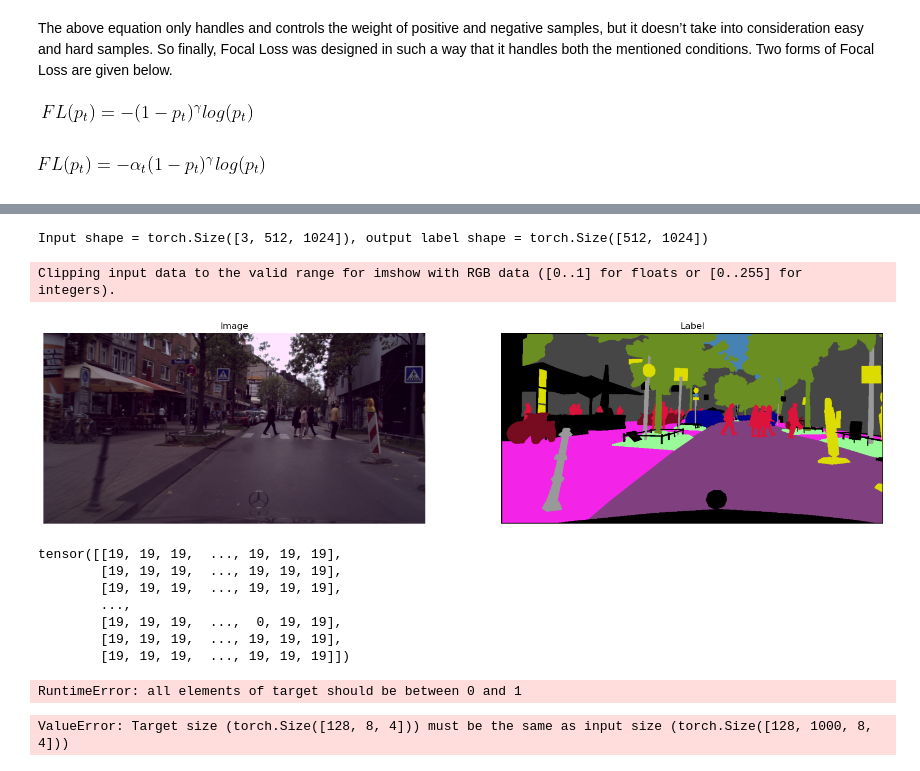
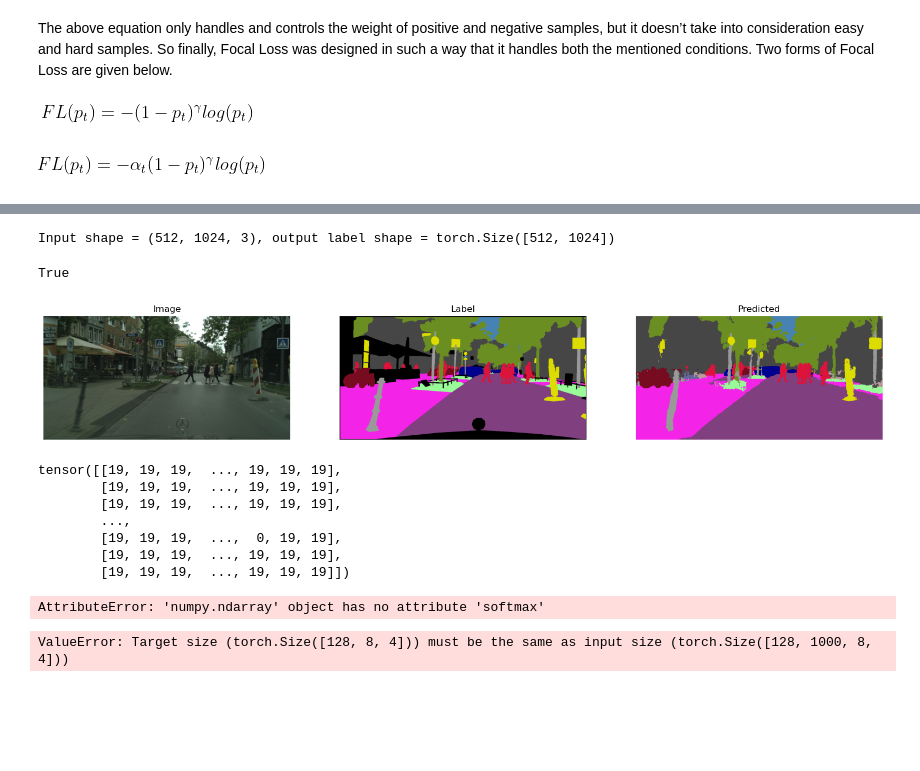
Before and after one commit to aviralksingh/Loss_Functions, a Jupyter notebook: ComputerVision/focal_loss.ipynb, the cells around one changed output, grey strips where cells are left out. Cells and saved outputs as stored; diff of their text form; code cells hidden in the pictures; blank space fills up the shorter version.

Commit message:
adjusted visualization

```diff
--- a/ComputerVision/focal_loss.ipynb
+++ b/ComputerVision/focal_loss.ipynb
@@ -233,36 +236,41 @@ Focal Loss: 0.37829461693763733
 import numpy as np
 import matplotlib.pyplot as plt
 # utility functions to get Cityscapes Pytorch dataset and dataloaders
-from utils import get_cs_datasets
+from pipeline.utils import get_cs_datasets
 
-data= get_cs_datasets(rootDir='data')
+data= get_cs_datasets(rootDir='pipeline/data')
 sample_image, sample_label = data[0]
 print(f"Input shape = {sample_image.shape}, output label shape = {sample_label.shape}")
 # %% [output]
-Input shape = torch.Size([3, 512, 1024]), output label shape = torch.Size([512, 1024])
+Input shape = (512, 1024, 3), output label shape = torch.Size([512, 1024])
 # %%
-from utils import inverse_transform
-from utils import train_id_to_color as cs_train_id_to_color
-
+from pipeline.utils import *
+import cv2
 rgb_image, label = data[1]
-rgb_image = inverse_transform(rgb_image).permute(1, 2, 0).cpu().detach().numpy()
+output= cv2.imread("pipeline/data/predicted/aachen_000048_000019.png")
+output=cv2.cvtColor(output, cv2.COLOR_BGR2RGB)
 label = label.cpu().detach().numpy()
-
+output_pred=color_to_label_image(output,train_id_to_color=train_id_to_color)
+label_pred= color_to_label_image(cs_train_id_to_color[label],train_id_to_color)
+print(np.all(label==label_pred))
 # plot sample image
-fig, axes = plt.subplots(1,2, figsize=(20,10))
+fig, axes = plt.subplots(1,3, figsize=(20,10))
 axes[0].imshow(rgb_image);
 axes[0].set_title("Image");
 axes[0].axis('off');
-axes[1].imshow(cs_train_id_to_color[label]);
+axes[1].imshow(train_id_to_color[label]);
 axes[1].set_title("Label");
 axes[1].axis('off');
+axes[2].imshow(output);
+axes[2].set_title("Predicted");
+axes[2].axis('off');
 # %% [output]
-Clipping input data to the valid range for imshow with RGB data ([0..1] for floats or [0..255] for integers).
+True
-[figure, old version]
+[figure, new version]
 # %%
 label_t= torch.from_numpy(label)
 print(label_t)
-loss = focal_loss_multiclass(label_t.float() , label_t.float() )
+loss = focal_loss_multiclass(output_pred , label)
 print("Focal Loss:", loss.item())
 # %% [output]
 tensor([[19, 19, 19,  ..., 19, 19, 19],
@@ -272,7 +280,7 @@ tensor([[19, 19, 19,  ..., 19, 19, 19],
         [19, 19, 19,  ...,  0, 19, 19],
         [19, 19, 19,  ..., 19, 19, 19],
         [19, 19, 19,  ..., 19, 19, 19]])
-RuntimeError: all elements of target should be between 0 and 1
+AttributeError: 'numpy.ndarray' object has no attribute 'softmax'
 # %%
 loss= torchvision.ops.sigmoid_focal_loss(x,l)
 print(loss)
```
Also changed, not shown: parts of 3 cells of this notebook, 4 other files.
